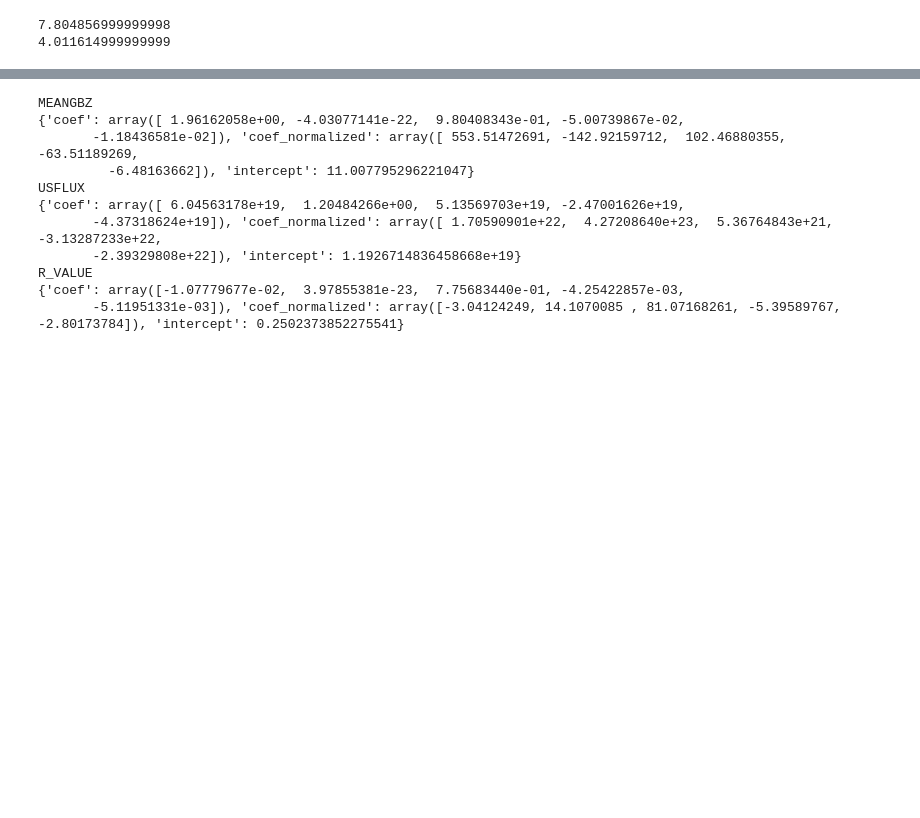
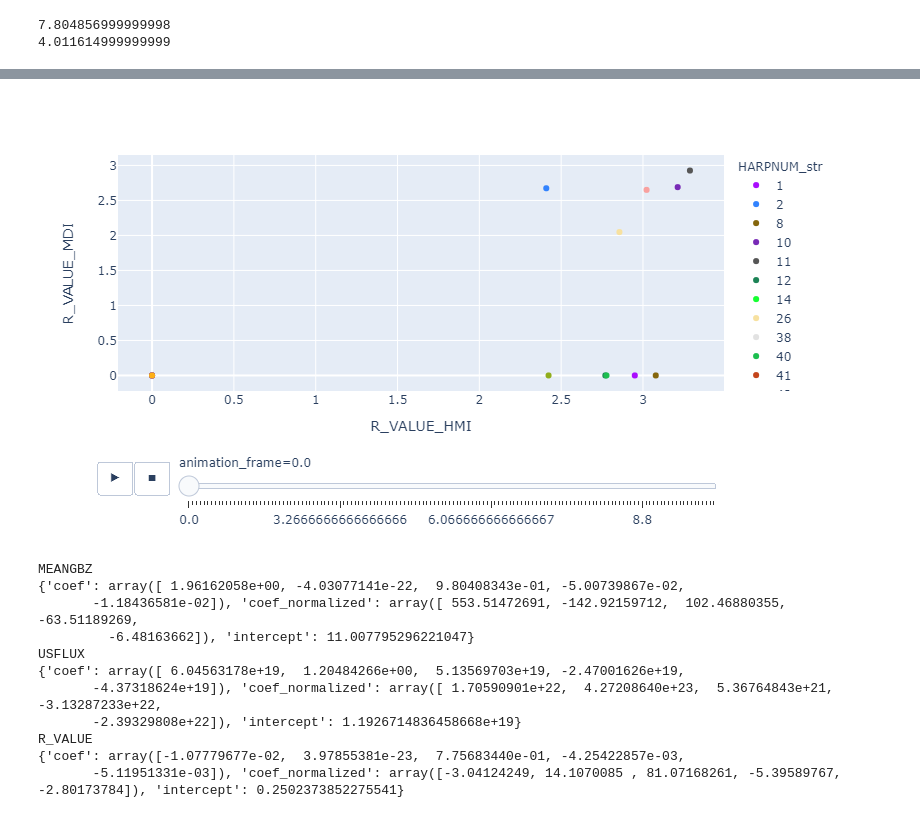
Before and after one commit to ZeyuSun/flare-prediction-smarp, a Jupyter notebook: notebooks/param_transforms.ipynb, the cells around one changed output, grey strips where cells are left out. Cells and saved outputs as stored; diff of their text form; code cells hidden in the pictures; blank space fills up the shorter version.

```diff
--- a/notebooks/param_transforms.ipynb
+++ b/notebooks/param_transforms.ipynb
@@ -290,3 +298,20 @@ plt.show()
+# %%
+import plotly.express as px
+import drms
+df['HARPNUM_str'] = df['HARPNUM'].astype(str)
+harpnums = df['HARPNUM_str'].unique()
+colors = px.colors.qualitative.Alphabet
+color_discrete_map = {harpnum: colors[i%len(colors)] for i, harpnum in enumerate(harpnums)}
+fig = px.scatter(df.iloc[:1000], x='R_VALUE_HMI', y='R_VALUE_MDI', color='HARPNUM_str',
+                 #size=df['elapsed'].dt.seconds,
+                 color_discrete_map=color_discrete_map,
+                 #animation_frame=df['elapsed'].iloc[:1000].dt.seconds/86400,
+                 animation_frame=df['elapsed_days'].iloc[:1000],
+                 animation_group='HARPNUM',
+                 hover_data=['HARPNUM', 'TARPNUM', 'T_REC'])
+fig.show()
+# %% [output]
+[figure, added]
 # %%
 params = {}
 plt.figure(figsize=(12,12))
```
Also changed, not shown: parts of 7 cells of this notebook.
